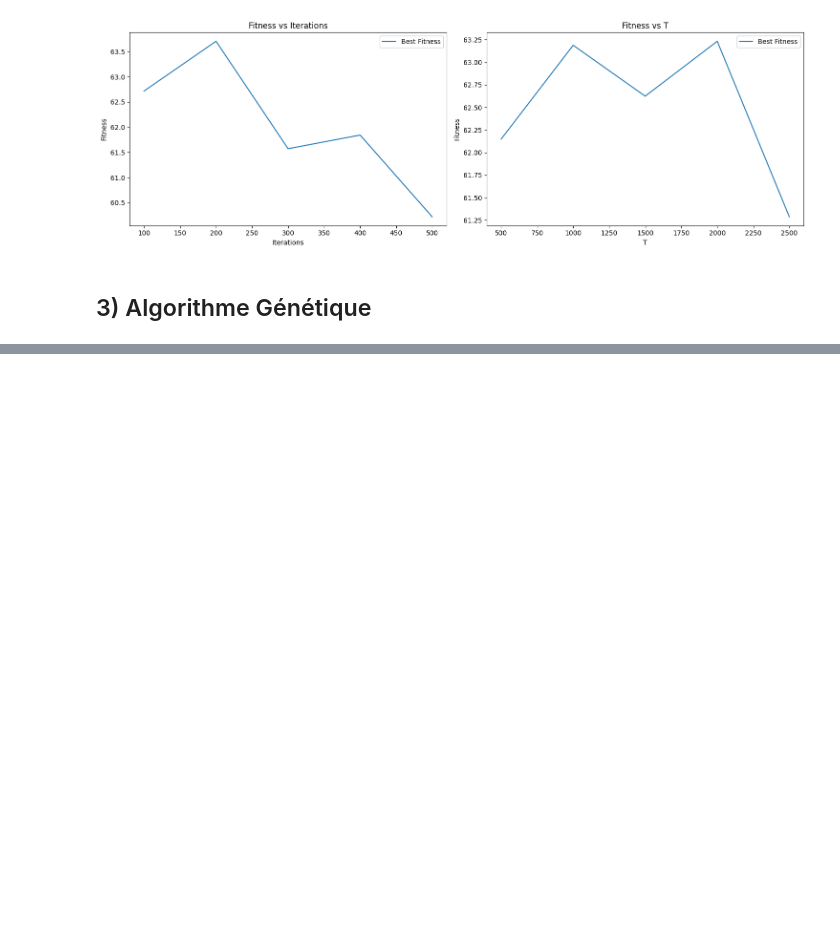
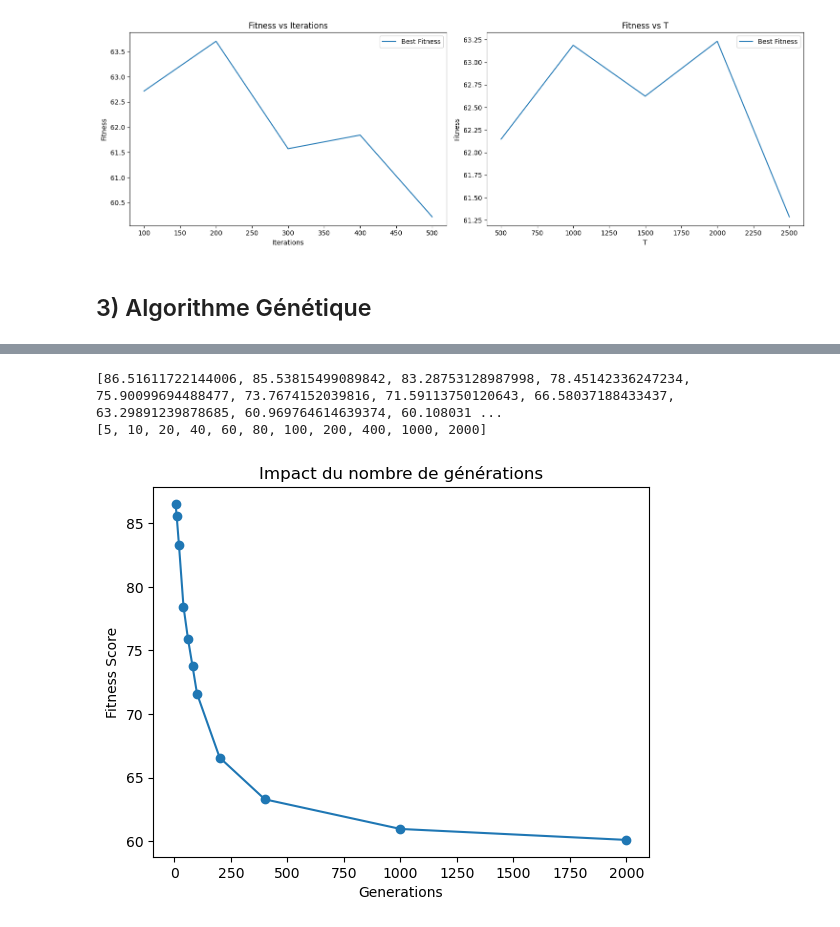
Before and after one commit to D0gmaDev/ico-2025, a Jupyter notebook: meta_heuristique_notebook.ipynb, the cells around one changed output, grey strips where cells are left out. Cells and saved outputs as stored; diff of their text form; code cells hidden in the pictures; blank space fills up the shorter version.

```diff
--- a/meta_heuristique_notebook.ipynb
+++ b/meta_heuristique_notebook.ipynb
@@ -461,0 +491,22 @@ array([[0.        , 0.27694146, 0.29544951, ..., 0.50428566, 0.29530975,
+# %%
+def swap_mutation(solution, mutation_rate):
+    if random.random() < mutation_rate:
+        idx1, idx2 = random.sample(range(1, len(solution) - 1), 2)
+        solution[idx1], solution[idx2] = solution[idx2], solution[idx1]
+    return solution
+
+def inversion_mutation(solution, mutation_rate):
+    if random.random() < mutation_rate:
+        start, end = sorted(random.sample(range(1, len(solution) - 1), 2))
+        solution[start:end] = solution[start:end][::-1]
+    return solution
+# %%
+def tournament_selection(population, fitness_values, tournament_size=5):
+    tournament_indices = random.sample(range(len(population)), tournament_size)
+    best_idx = min(tournament_indices, key=lambda i: fitness_values[i])
+    return population[best_idx]
+
+def roulette_selection(population, fitness_values):
+    inverse_fitness = 1 / (np.array(fitness_values) + 1e-6)
+    probabilities = inverse_fitness / np.sum(inverse_fitness)
+    return population[np.random.choice(len(population), p=probabilities)]
@@ -461,0 +565,24 @@ array([[0.        , 0.27694146, 0.29544951, ..., 0.50428566, 0.29530975,
+# %%
+# Impact du nombre de générations
+
+generations_list = [5, 10, 20, 40, 60, 80, 100, 200, 400, 1000, 2000]
+
+fitness_results = []
+population_size = 40
+mutation_rate = 0.3
+population = [construct_initial_solution(state) for _ in range(population_size)]
+
+best_solutions, fitness_results = genetic_algorithm(state, population, population_size, generations_list, mutation_rate)
+print()
+print(fitness_results)
+print(generations_list)
+
+plt.plot(generations_list, fitness_results, marker='o')
+plt.title("Impact du nombre de générations")
+plt.xlabel("Generations")
+plt.ylabel("Fitness Score")
+plt.show()
+# %% [output]
+[86.51611722144006, 85.53815499089842, 83.28753128987998, 78.45142336247234, 75.90099694488477, 73.7674152039816, 71.59113750120643, 66.58037188433437, 63.29891239878685, 60.969764614639374, 60.108031 ...
+[5, 10, 20, 40, 60, 80, 100, 200, 400, 1000, 2000]
+[figure, added]
```
Also changed, not shown: parts of 6 cells of this notebook.
